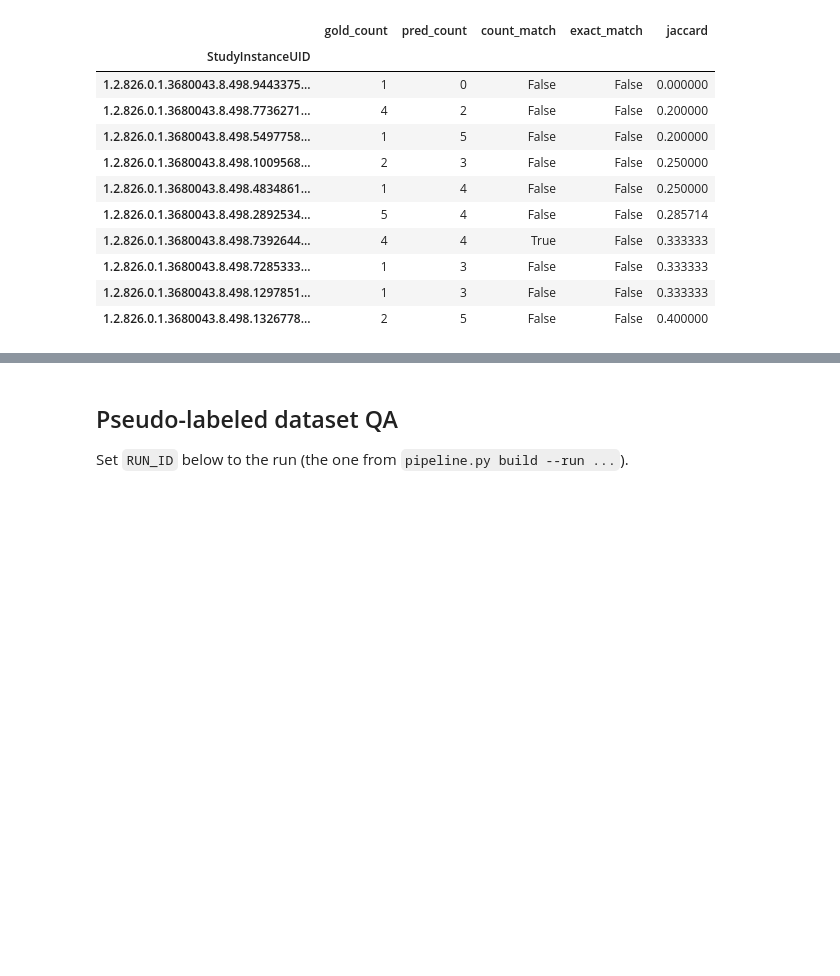
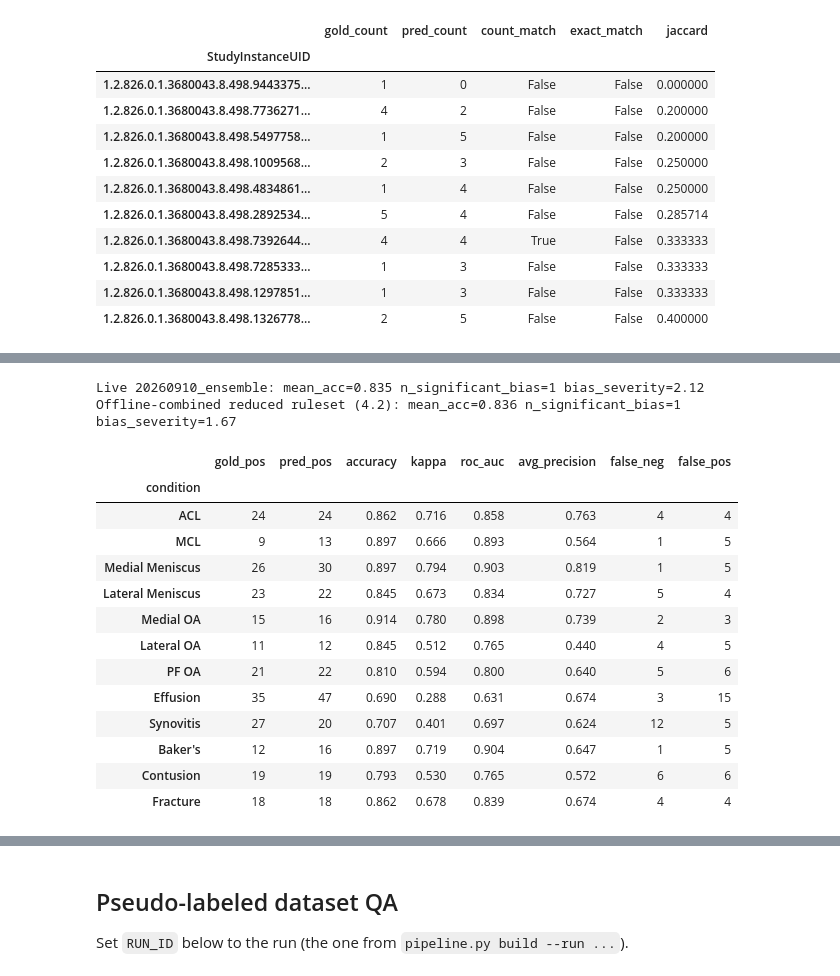
Before and after one commit to gperdrizet/RSNA-knee-abnormality, a Jupyter notebook: notebooks/02-label_extraction.ipynb, the cells around one changed output, grey strips where cells are left out. Saved outputs shown, nothing was run; the diff lists cells and outputs as text; code cells hidden in the pictures; blank space fills up the shorter version.

Commit message:
Set up 2 model label extraction ensemble with voting rules comprised of the two best models from the calibration run: Phi4-14B and Qwen2.5-7B-Instruct

```diff
--- a/notebooks/02-label_extraction.ipynb
+++ b/notebooks/02-label_extraction.ipynb
@@ -579,11 +559,0 @@ PROMPT_VERSION=v2 python3 -m data_pipeline.pipeline build --run <new_run_id> --w
-# %%
-QWEN7B_V1_RUN = '20260909_qwen7B'
-QWEN7B_V2_RUN = '20260910_qwen7B_prompt_v2'  # PROMPT_VERSION=v2
-
-cmp[QWEN7B_V2_RUN] = load_calibration_cmp(QWEN7B_V2_RUN, label_cols, gold)
-metrics_by_run[QWEN7B_V2_RUN] = per_condition_metrics(cmp[QWEN7B_V2_RUN], label_cols)
-bias_by_run[QWEN7B_V2_RUN] = mcnemar_bias(cmp[QWEN7B_V2_RUN], label_cols)
-
-n_failed = failed_uid_count(QWEN7B_V2_RUN)
-warn = f' -- WARNING: {n_failed} rows failed (see failed_uids.txt) and load as empty predictions' if n_failed else ''
-print(f'Run {QWEN7B_V2_RUN}: {len(cmp[QWEN7B_V2_RUN])} rows loaded{warn}')
@@ -674,11 +559,0 @@ about), not fix a real systematic bias.
-# %%
-PHI4_V1_RUN = '20260909_phi4'
-PHI4_V2_RUN = '20260910_phi4_prompt_v2'  # PROMPT_VERSION=v2
-
-cmp[PHI4_V2_RUN] = load_calibration_cmp(PHI4_V2_RUN, label_cols, gold)
-metrics_by_run[PHI4_V2_RUN] = per_condition_metrics(cmp[PHI4_V2_RUN], label_cols)
-bias_by_run[PHI4_V2_RUN] = mcnemar_bias(cmp[PHI4_V2_RUN], label_cols)
-
-n_failed = failed_uid_count(PHI4_V2_RUN)
-warn = f' -- WARNING: {n_failed} rows failed (see failed_uids.txt) and load as empty predictions' if n_failed else ''
-print(f'Run {PHI4_V2_RUN}: {len(cmp[PHI4_V2_RUN])} rows loaded{warn}')
@@ -716,0 +724,33 @@ pd.DataFrame({
+# %%
+ENSEMBLE_RUN = '20260910_ensemble'
+cmp[ENSEMBLE_RUN] = load_calibration_cmp(ENSEMBLE_RUN, label_cols, gold)
+
+live_metrics = per_condition_metrics(cmp[ENSEMBLE_RUN], label_cols)
+live_bias = mcnemar_bias(cmp[ENSEMBLE_RUN], label_cols)
+live_n_sig = int((live_bias['mcnemar_p'] < 0.05).sum())
+live_sev = bias_severity(live_bias)
+
+print(
+    f'Live {ENSEMBLE_RUN}: mean_acc={live_metrics["accuracy"].mean():.3f} '
+    f'n_significant_bias={live_n_sig} bias_severity={live_sev:.2f}'
+)
+print(f'Offline-combined reduced ruleset (4.2): mean_acc={np.mean(accs):.3f} n_significant_bias={n_sig} bias_severity={sev:.2f}')
+
+live_metrics.round(3)
+# %% [output]
+Live 20260910_ensemble: mean_acc=0.835 n_significant_bias=1 bias_severity=2.12
+Offline-combined reduced ruleset (4.2): mean_acc=0.836 n_significant_bias=1 bias_severity=1.67
+|  | gold_pos | pred_pos | accuracy | kappa | roc_auc | avg_precision | false_neg | false_pos |
+| condition |  |  |  |  |  |  |  |  |
+| ACL | 24 | 24 | 0.862 | 0.716 | 0.858 | 0.763 | 4 | 4 |
+| MCL | 9 | 13 | 0.897 | 0.666 | 0.893 | 0.564 | 1 | 5 |
+| Medial Meniscus | 26 | 30 | 0.897 | 0.794 | 0.903 | 0.819 | 1 | 5 |
+| Lateral Meniscus | 23 | 22 | 0.845 | 0.673 | 0.834 | 0.727 | 5 | 4 |
+| Medial OA | 15 | 16 | 0.914 | 0.780 | 0.898 | 0.739 | 2 | 3 |
+| Lateral OA | 11 | 12 | 0.845 | 0.512 | 0.765 | 0.440 | 4 | 5 |
+| PF OA | 21 | 22 | 0.810 | 0.594 | 0.800 | 0.640 | 5 | 6 |
+| Effusion | 35 | 47 | 0.690 | 0.288 | 0.631 | 0.674 | 3 | 15 |
+| Synovitis | 27 | 20 | 0.707 | 0.401 | 0.697 | 0.624 | 12 | 5 |
+| Baker's | 12 | 16 | 0.897 | 0.719 | 0.904 | 0.647 | 1 | 5 |
+| Contusion | 19 | 19 | 0.793 | 0.530 | 0.765 | 0.572 | 6 | 6 |
+| Fracture | 18 | 18 | 0.862 | 0.678 | 0.839 | 0.674 | 4 | 4 |
```
Also changed, not shown: parts of 23 cells of this notebook, 4 other files.
